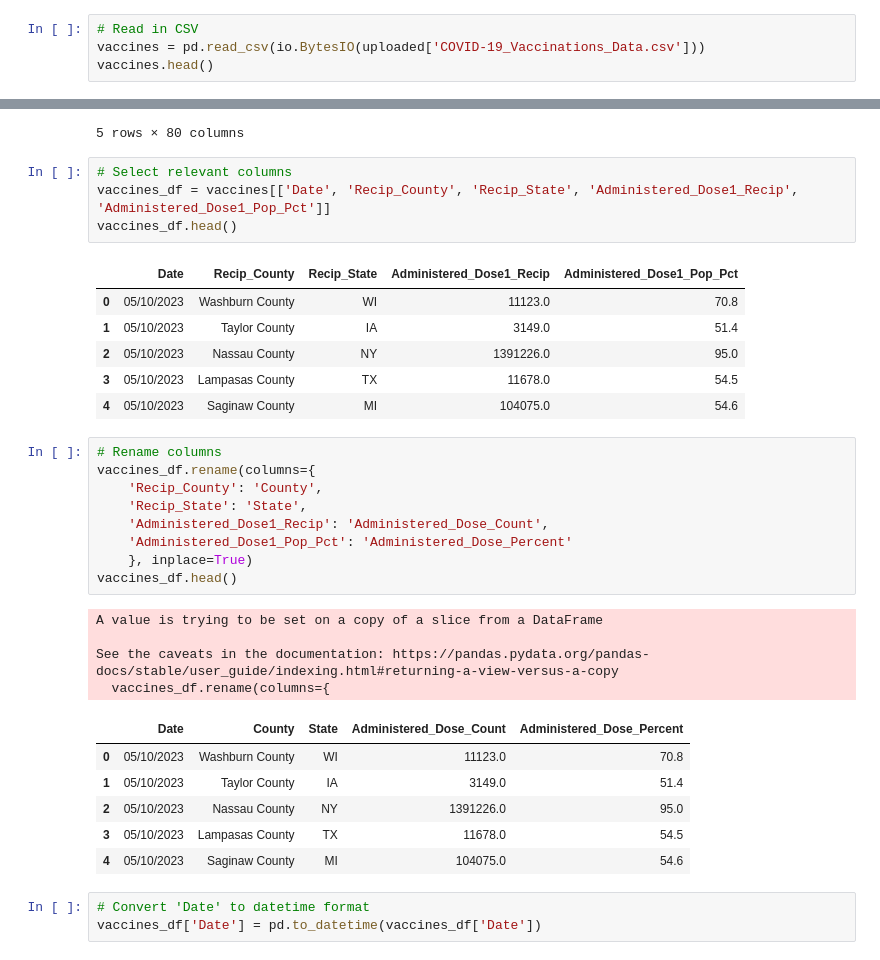
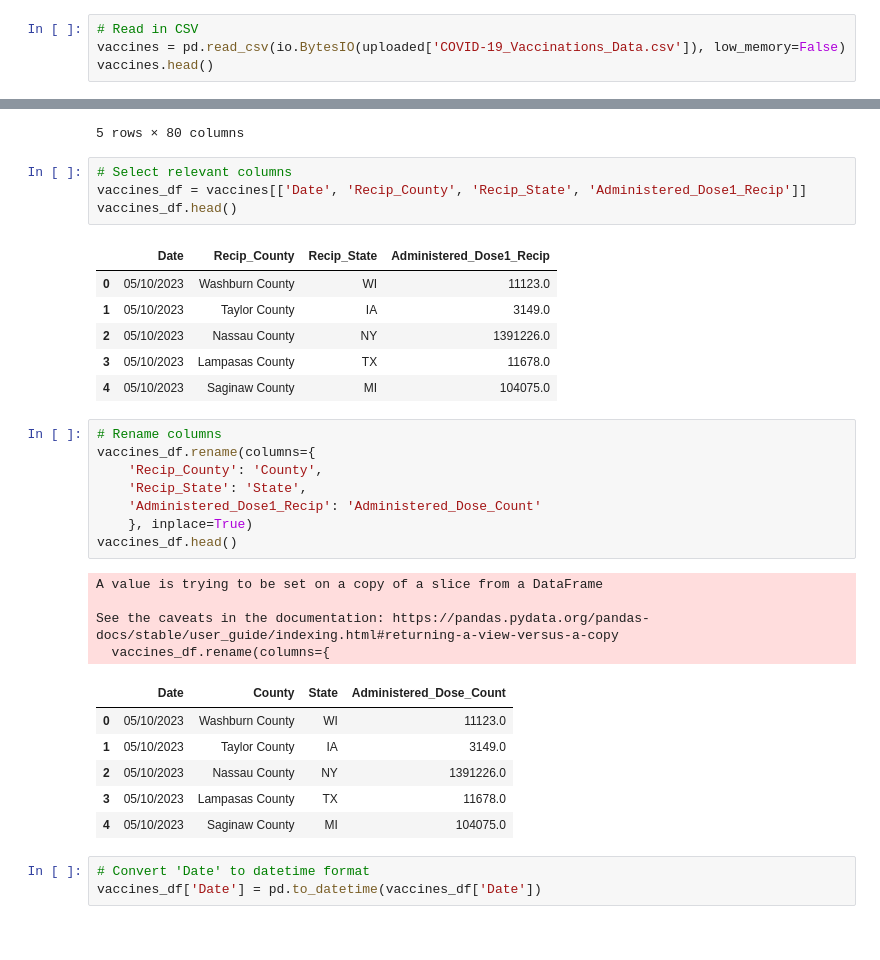
Before and after one commit to alanisrperez/infection-susceptibility, a Jupyter notebook: Alanis Files/Data/DataCleaning_AP.ipynb, the cells around one changed output, grey strips where cells are left out. Cells and saved outputs as stored; diff of their text form.

```diff
--- a/Alanis Files/Data/DataCleaning_AP.ipynb
+++ b/Alanis Files/Data/DataCleaning_AP.ipynb
@@ -14,7 +14,7 @@ uploaded = files.upload()
 Saving COVID-19_Vaccinations_Data.csv to COVID-19_Vaccinations_Data.csv
 # %%
 # Read in CSV
-vaccines = pd.read_csv(io.BytesIO(uploaded['COVID-19_Vaccinations_Data.csv']))
+vaccines = pd.read_csv(io.BytesIO(uploaded['COVID-19_Vaccinations_Data.csv']), low_memory=False)
 vaccines.head()
 # %% [output]
 |  | Date | FIPS | MMWR_week | Recip_County | Recip_State | Completeness_pct | Administered_Dose1_Recip | ... |
@@ -26,22 +26,21 @@ vaccines.head()
 5 rows × 80 columns
 # %%
 # Select relevant columns
-vaccines_df = vaccines[['Date', 'Recip_County', 'Recip_State', 'Administered_Dose1_Recip', 'Administered_Dose1_Pop_Pct']]
+vaccines_df = vaccines[['Date', 'Recip_County', 'Recip_State', 'Administered_Dose1_Recip']]
 vaccines_df.head()
 # %% [output]
-|  | Date | Recip_County | Recip_State | Administered_Dose1_Recip | Administered_Dose1_Pop_Pct |
-| 0 | 05/10/2023 | Washburn County | WI | 11123.0 | 70.8 |
-| 1 | 05/10/2023 | Taylor County | IA | 3149.0 | 51.4 |
-| 2 | 05/10/2023 | Nassau County | NY | 1391226.0 | 95.0 |
-| 3 | 05/10/2023 | Lampasas County | TX | 11678.0 | 54.5 |
-| 4 | 05/10/2023 | Saginaw County | MI | 104075.0 | 54.6 |
+|  | Date | Recip_County | Recip_State | Administered_Dose1_Recip |
+| 0 | 05/10/2023 | Washburn County | WI | 11123.0 |
+| 1 | 05/10/2023 | Taylor County | IA | 3149.0 |
+| 2 | 05/10/2023 | Nassau County | NY | 1391226.0 |
+| 3 | 05/10/2023 | Lampasas County | TX | 11678.0 |
+| 4 | 05/10/2023 | Saginaw County | MI | 104075.0 |
 # %%
 # Rename columns
 vaccines_df.rename(columns={
     'Recip_County': 'County',
     'Recip_State': 'State',
-    'Administered_Dose1_Recip': 'Administered_Dose_Count',
-    'Administered_Dose1_Pop_Pct': 'Administered_Dose_Percent'
+    'Administered_Dose1_Recip': 'Administered_Dose_Count'
     }, inplace=True)
 vaccines_df.head()
 # %% [output]
@@ -49,12 +48,12 @@ A value is trying to be set on a copy of a slice from a DataFrame
 
 See the caveats in the documentation: https://pandas.pydata.org/pandas-docs/stable/user_guide/indexing.html#returning-a-view-versus-a-copy
   vaccines_df.rename(columns={
-|  | Date | County | State | Administered_Dose_Count | Administered_Dose_Percent |
-| 0 | 05/10/2023 | Washburn County | WI | 11123.0 | 70.8 |
-| 1 | 05/10/2023 | Taylor County | IA | 3149.0 | 51.4 |
-| 2 | 05/10/2023 | Nassau County | NY | 1391226.0 | 95.0 |
-| 3 | 05/10/2023 | Lampasas County | TX | 11678.0 | 54.5 |
-| 4 | 05/10/2023 | Saginaw County | MI | 104075.0 | 54.6 |
+|  | Date | County | State | Administered_Dose_Count |
+| 0 | 05/10/2023 | Washburn County | WI | 11123.0 |
+| 1 | 05/10/2023 | Taylor County | IA | 3149.0 |
+| 2 | 05/10/2023 | Nassau County | NY | 1391226.0 |
+| 3 | 05/10/2023 | Lampasas County | TX | 11678.0 |
+| 4 | 05/10/2023 | Saginaw County | MI | 104075.0 |
 # %%
 # Convert 'Date' to datetime format
 vaccines_df['Date'] = pd.to_datetime(vaccines_df['Date'])
```
Also changed, not shown: parts of 7 cells of this notebook, 1 other file.
